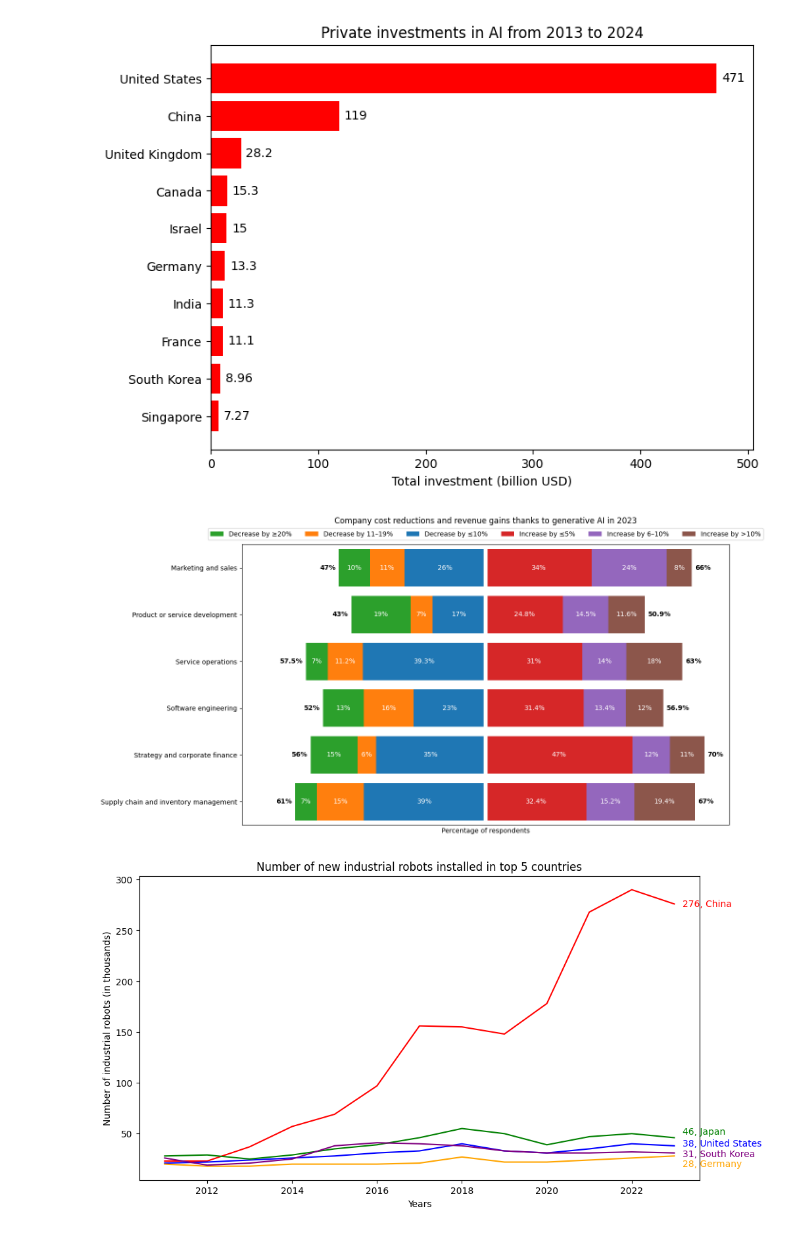
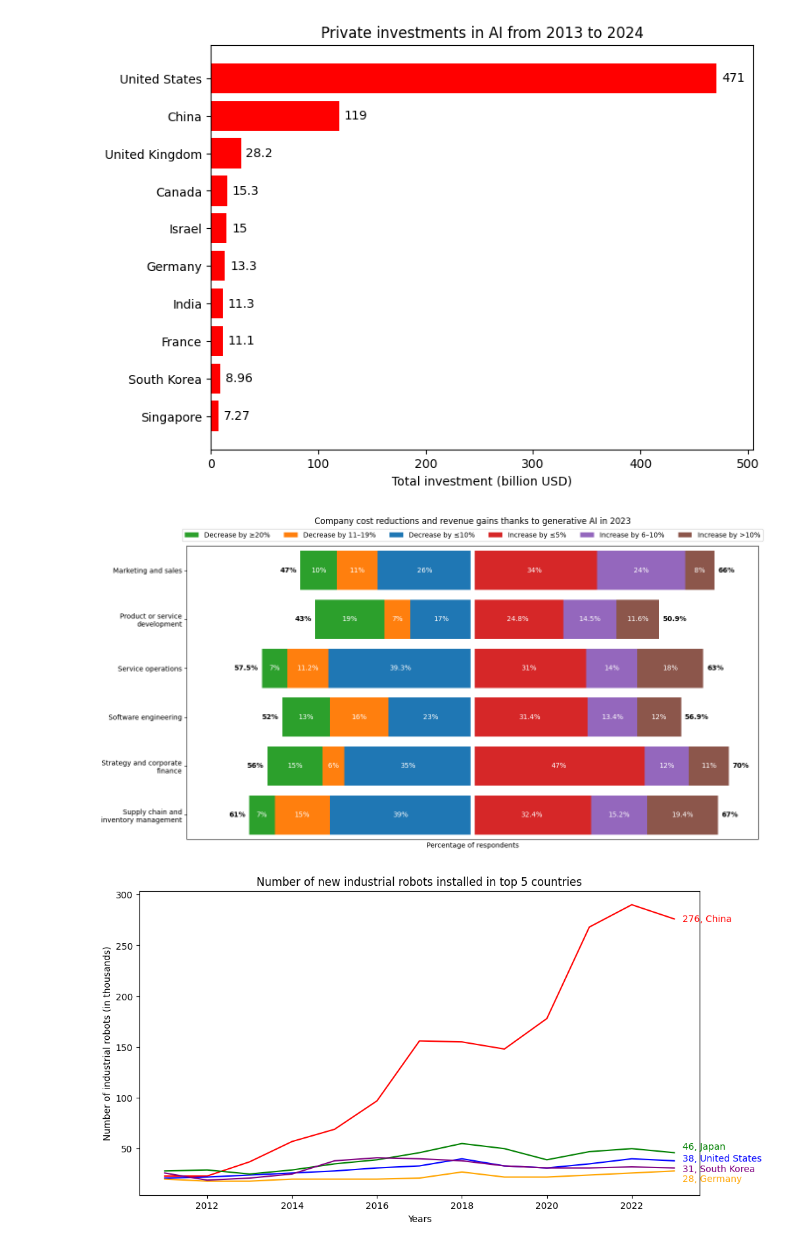
Before and after one commit to Alit54/UniMi---Scientific-Visualization, a Jupyter notebook: gio-charts.ipynb, the cells around one changed output. Cells and saved outputs as stored; diff of their text form; code cells hidden in the pictures.

```diff
--- a/gio-charts.ipynb
+++ b/gio-charts.ipynb
@@ -183,12 +183,16 @@ plt.show()
 # %%
 df = pd.read_csv("datasets/economy/data/fig-446.csv")
 df["value"] = df["% of respondents"].str.replace("%", "").astype(float)
+
 dec_cats = ["Decrease by ≤10%", "Decrease by 11–19%", "Decrease by ≥20%"]
 inc_cats = ["Increase by ≤5%", "Increase by 6–10%", "Increase by >10%"]
+
 dec = df[df["Category"].isin(dec_cats)]
 inc = df[df["Category"].isin(inc_cats)]
+
 dec_pivot = dec.pivot(index="Function", columns="Category", values="value").fillna(0)
 inc_pivot = inc.pivot(index="Function", columns="Category", values="value").fillna(0)
+
 # Reorder columns to match the order in dec_cats and inc_cats
 dec_pivot = dec_pivot[dec_cats]
 inc_pivot = inc_pivot[inc_cats]
@@ -198,10 +202,15 @@ inc_pivot = inc_pivot.loc[functions]
 functions = functions[::-1]
 dec_pivot = dec_pivot.loc[functions]
 inc_pivot = inc_pivot.loc[functions]
+
+functions = [ "\n".join(textwrap.wrap(q, width=25)) for q in functions ]
+
 fig, ax = plt.subplots(figsize=(14, 7))
+
 # Compute cumulative positions
 dec_cum = dec_pivot.cumsum(axis=1)
 inc_cum = inc_pivot.cumsum(axis=1)
+
 # Negative direction for decreases
 for col in dec_cats:
     widths = dec_pivot[col]
@@ -210,43 +219,48 @@ for col in dec_cats:
     for i, (start, w) in enumerate(zip(starts, widths)):
         if w > 0:
             ax.text(start - w/2, functions[i], str(fmt(w)) + "%", ha="center", va="center", color="white")
+
 # Add total percentage at the end of decrease bars
 dec_totals = dec_pivot.sum(axis=1)
 for i, (func, total) in enumerate(zip(functions, dec_totals)):
     if total > 0:
         ax.text(-total - 1, func, str(fmt(total)) + "%", ha="right", va="center", fontweight="bold")
+
 # Positive direction for increases
 for col in inc_cats:
     widths = inc_pivot[col]
     starts = (inc_cum[col] - widths)
     ax.barh(functions, widths, left=starts, label=col)
     for i, (start, w) in enumerate(zip(starts, widths)):
         if w > 0:
             ax.text(start + w/2, functions[i], str(fmt(w)) + "%", ha="center", va="center", color="white")
+
 # Add total percentage at the end of increase bars
 inc_totals = inc_pivot.sum(axis=1)
 for i, (func, total) in enumerate(zip(functions, inc_totals)):
     if total > 0:
         ax.text(total + 1, func, str(fmt(total)) + "%", ha="left", va="center", fontweight="bold")
 
 # Set ylimits to control bar spacing
 ax.set_ylim(-0.5, len(functions) - 0.5)
 
 # Draw white divider line stopping just before the edges
 ax.plot([0, 0], [-0.4, len(functions) - 0.6], color="white", linewidth=6, zorder=10)
 
 ax.set_xlabel("Percentage of respondents", x=0.5)
 ax.set_xlim(-78, 78)
 ax.set_xticks([])
 ax.set_title("Company cost reductions and revenue gains thanks to generative AI in 2023", pad=32)
+
 handles, labels = ax.get_legend_handles_labels()
 handles = handles[2::-1] + handles[3:]
 labels = labels[2::-1] + labels[3:]
 ax.legend(handles, labels, ncol=6, loc="upper center", bbox_to_anchor=(0.5, 1.07))
+
 plt.tight_layout()
 plt.show()
 # %% [output]
-[figure, old version]
+[figure, new version]
 # %%
 df = pd.read_csv("datasets/economy/data/fig-455.csv")
 
```
Also changed, not shown: parts of 14 cells of this notebook, 14 other files.
